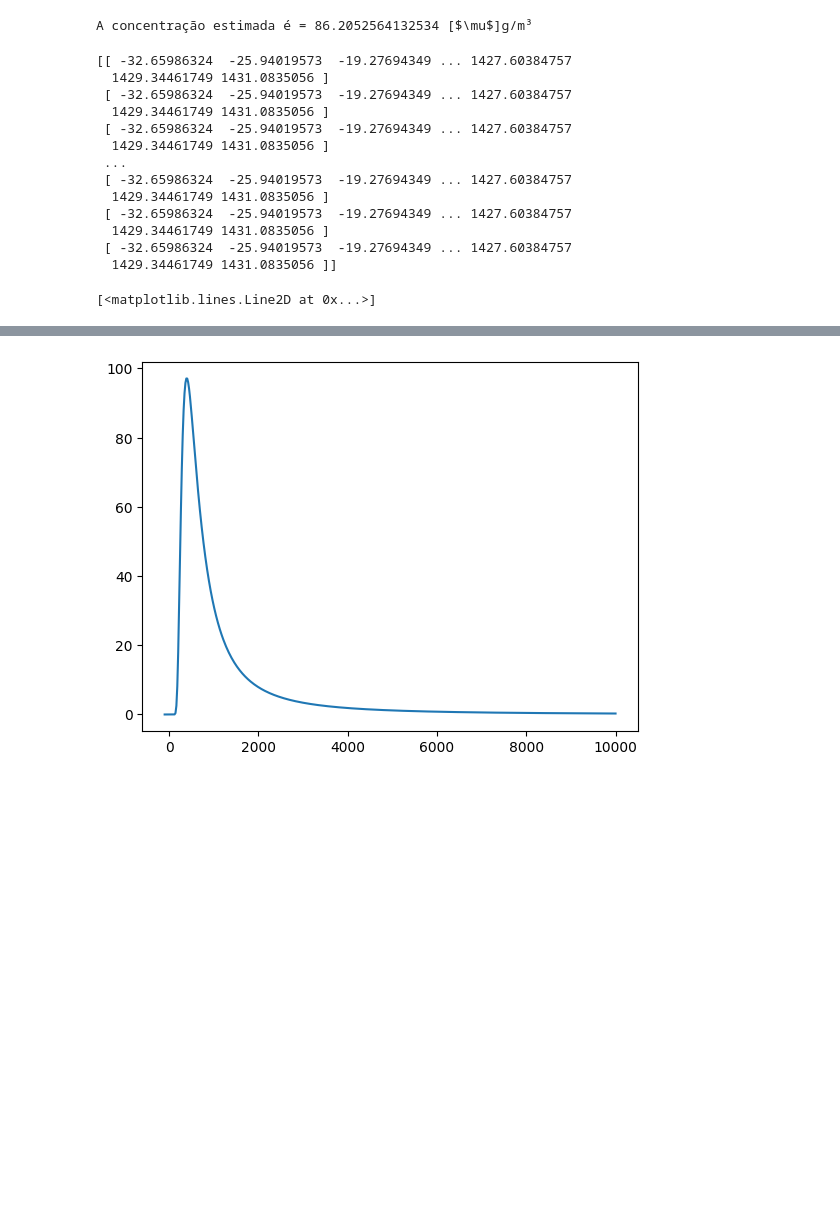
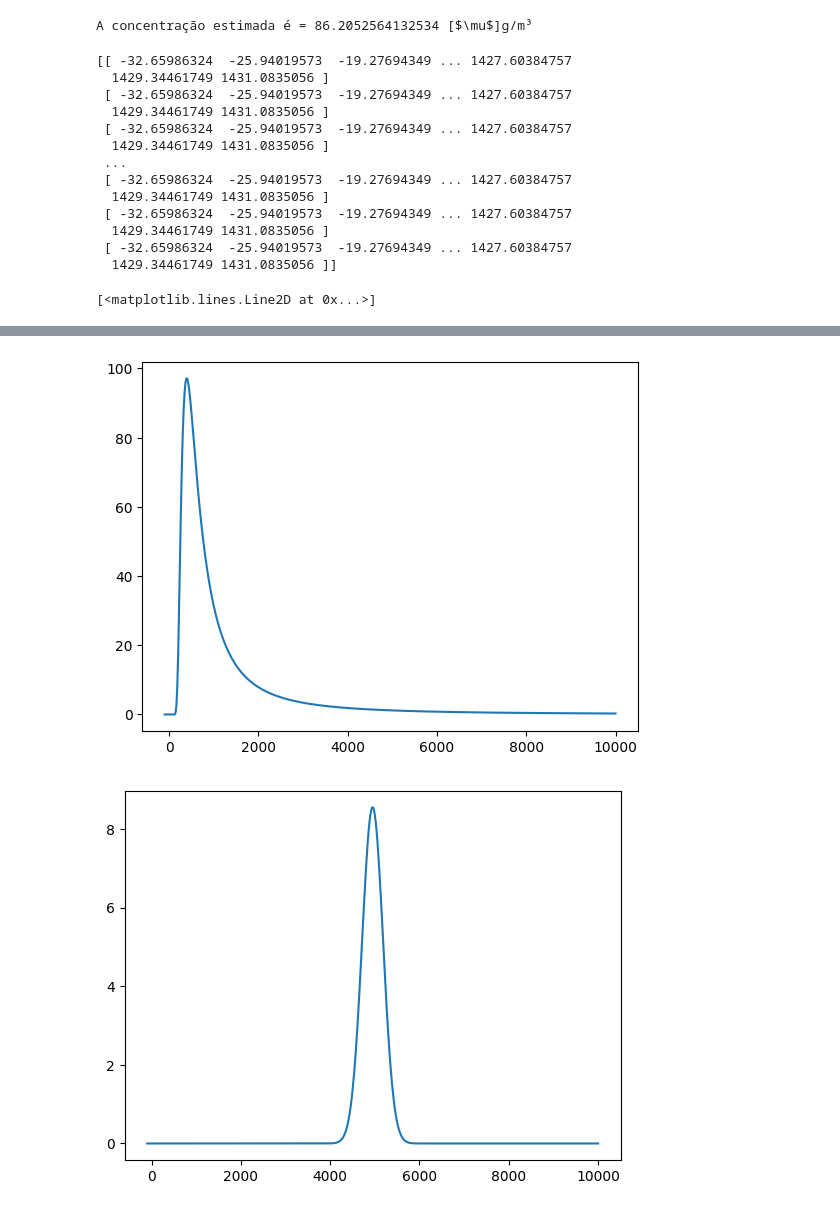
Before and after one commit to leohoinaski/ENS5173_202401, a Jupyter notebook: Atividade03.ipynb, the cells around one changed output, grey strips where cells are left out. Saved outputs shown, nothing was run; the diff lists cells and outputs as text; code cells hidden in the pictures; blank space fills up the shorter version.

```diff
--- a/Atividade03.ipynb
+++ b/Atividade03.ipynb
@@ -63,30 +63,36 @@ sigmaY,sigmaZ = sigmaXY(xx,classe,urbOrRural)
 print(sigmaY)
 
 # Utilizando a matriz de yy como input na função do modelo gaussiano
 conc = modeloGaussiano(qs,sigmaY,sigmaZ,u,yy,z,H)
 
 # Visualização dos resultados no espaço
 import matplotlib.pyplot as plt
 from matplotlib.colors import LogNorm
 fig,ax = plt.subplots()
 ax.contourf(xx,yy,conc+0.1,norm = LogNorm())
 
+# Corte em y - sobre o eixo x
 fig,ax = plt.subplots()
 ax.plot(x,conc[250,:])
+
+# Corte em x - sobre o eixo y
+fig,ax = plt.subplots()
+ax.plot(x,conc[:,100])
 # %% [output]
 [[ -32.65986324  -25.94019573  -19.27694349 ... 1427.60384757
   1429.34461749 1431.0835056 ]
  [ -32.65986324  -25.94019573  -19.27694349 ... 1427.60384757
   1429.34461749 1431.0835056 ]
  [ -32.65986324  -25.94019573  -19.27694349 ... 1427.60384757
   1429.34461749 1431.0835056 ]
  ...
  [ -32.65986324  -25.94019573  -19.27694349 ... 1427.60384757
   1429.34461749 1431.0835056 ]
  [ -32.65986324  -25.94019573  -19.27694349 ... 1427.60384757
   1429.34461749 1431.0835056 ]
  [ -32.65986324  -25.94019573  -19.27694349 ... 1427.60384757
   1429.34461749 1431.0835056 ]]
 [<matplotlib.lines.Line2D at 0x...>]
 [figure]
 [figure]
+[figure, added]
```
